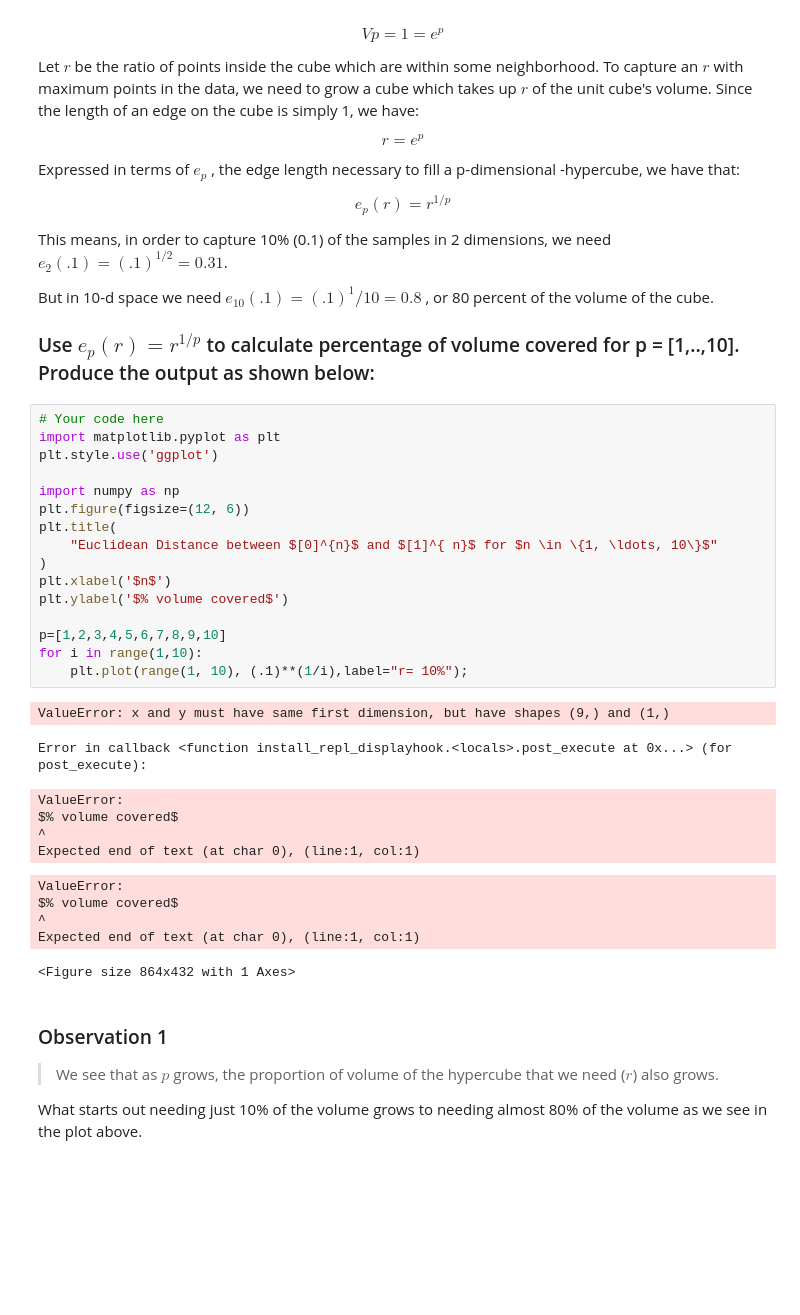
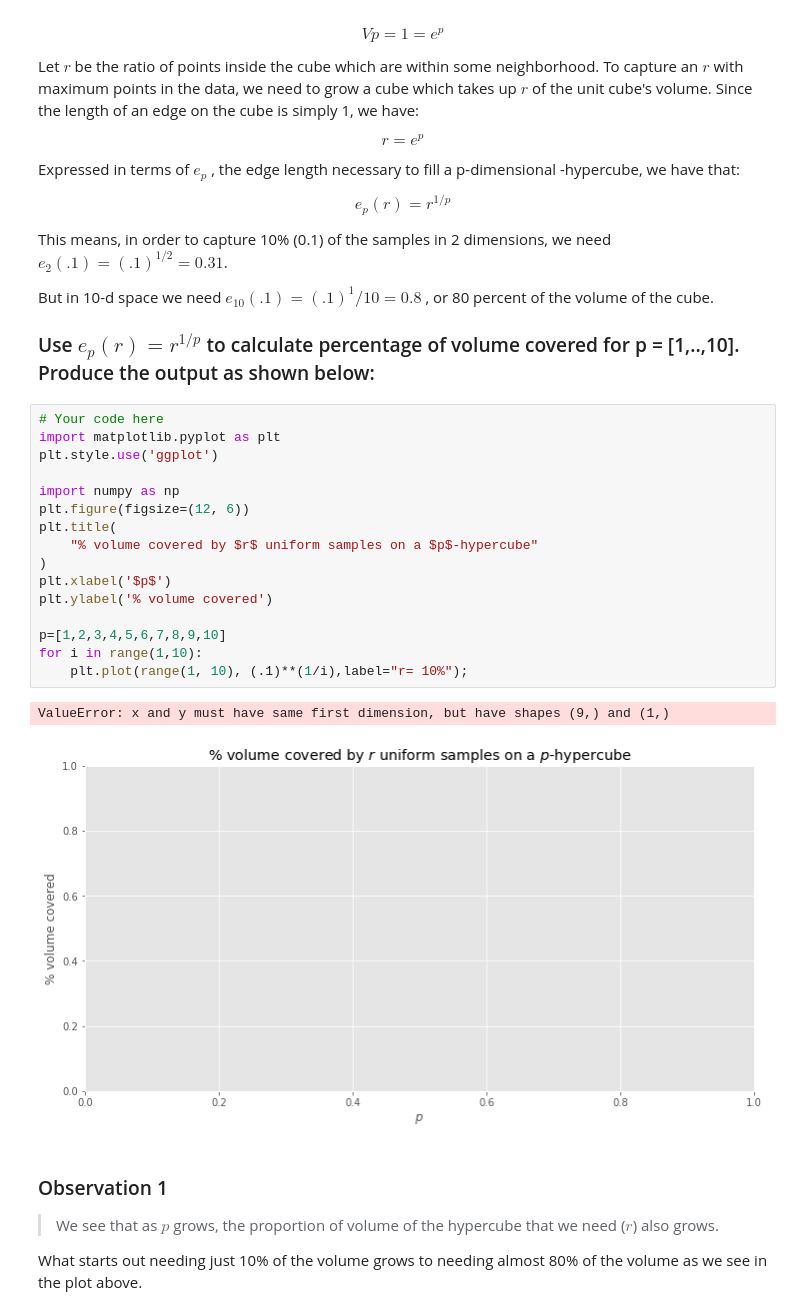
Before and after one commit to as6140/dsc-3-34-03-curse-of-dimensionality-simulation-lab-seattle-ds-career-040119, a Jupyter notebook: index.ipynb, the cells around one changed output. Cells and saved outputs as stored; diff of their text form; blank space fills up the shorter version.

```diff
--- a/index.ipynb
+++ b/index.ipynb
@@ -76,31 +76,22 @@ But in 10-d space we need $e_10(.1)=(.1)^1/10=0.8$ , or 80 percent of the volume
 # %%
 # Your code here
 import matplotlib.pyplot as plt
 plt.style.use('ggplot')
 
 import numpy as np
 plt.figure(figsize=(12, 6))
 plt.title(
-    "Euclidean Distance between $[0]^{n}$ and $[1]^{ n}$ for $n \in \{1, \ldots, 10\}$"
+    "% volume covered by $r$ uniform samples on a $p$-hypercube"
 )
-plt.xlabel('$n$')
-plt.ylabel('$% volume covered$')
+plt.xlabel('$p$')
+plt.ylabel('% volume covered')
 
 p=[1,2,3,4,5,6,7,8,9,10]
 for i in range(1,10):
     plt.plot(range(1, 10), (.1)**(1/i),label="r= 10%");
 # %% [output]
 ValueError: x and y must have same first dimension, but have shapes (9,) and (1,)
-Error in callback <function install_repl_displayhook.<locals>.post_execute at 0x...> (for post_execute):
-ValueError:
-$% volume covered$
-^
-Expected end of text (at char 0), (line:1, col:1)
-ValueError:
-$% volume covered$
-^
-Expected end of text (at char 0), (line:1, col:1)
-<Figure size 864x432 with 1 Axes>
+[figure, added]
 # %% [markdown]
 ### Observation 1
 > We see that as   $p$  grows, the proportion of volume of the hypercube that we need ($r$) also grows.
```
